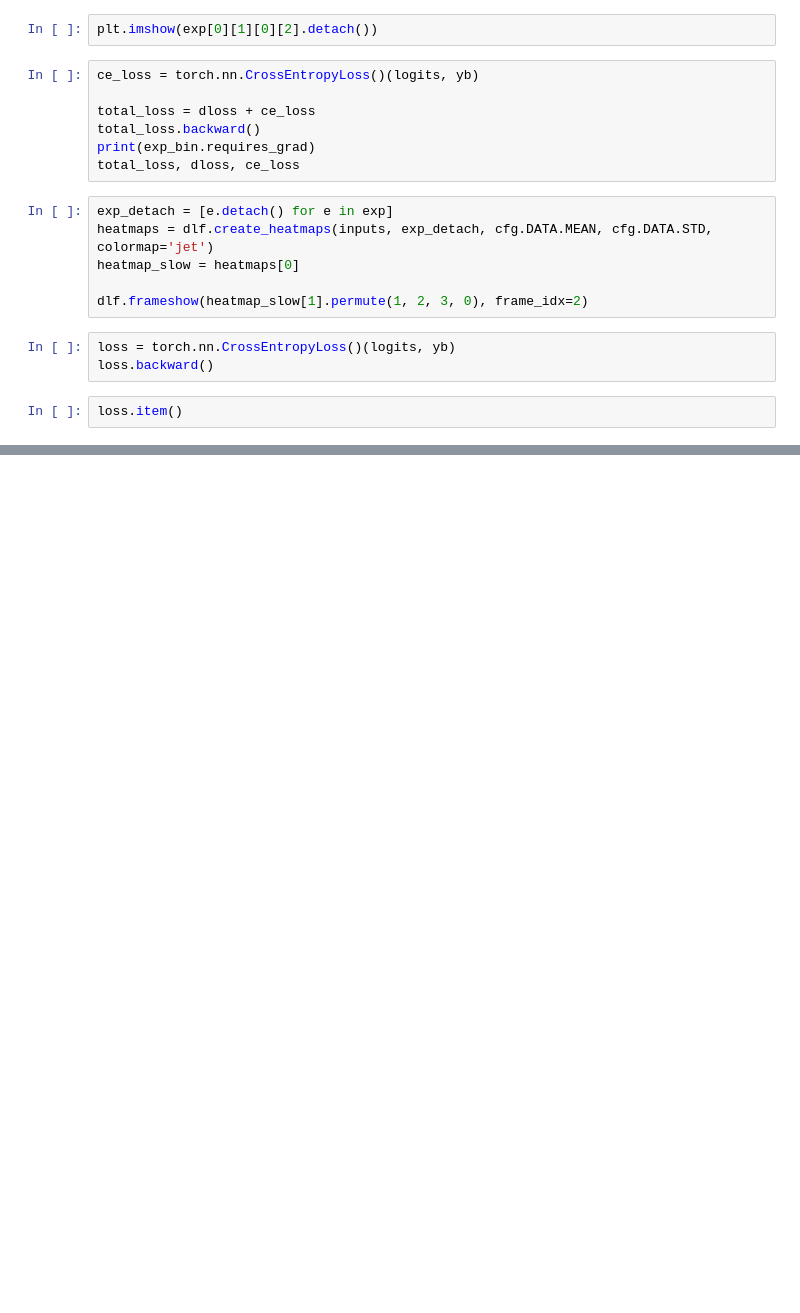
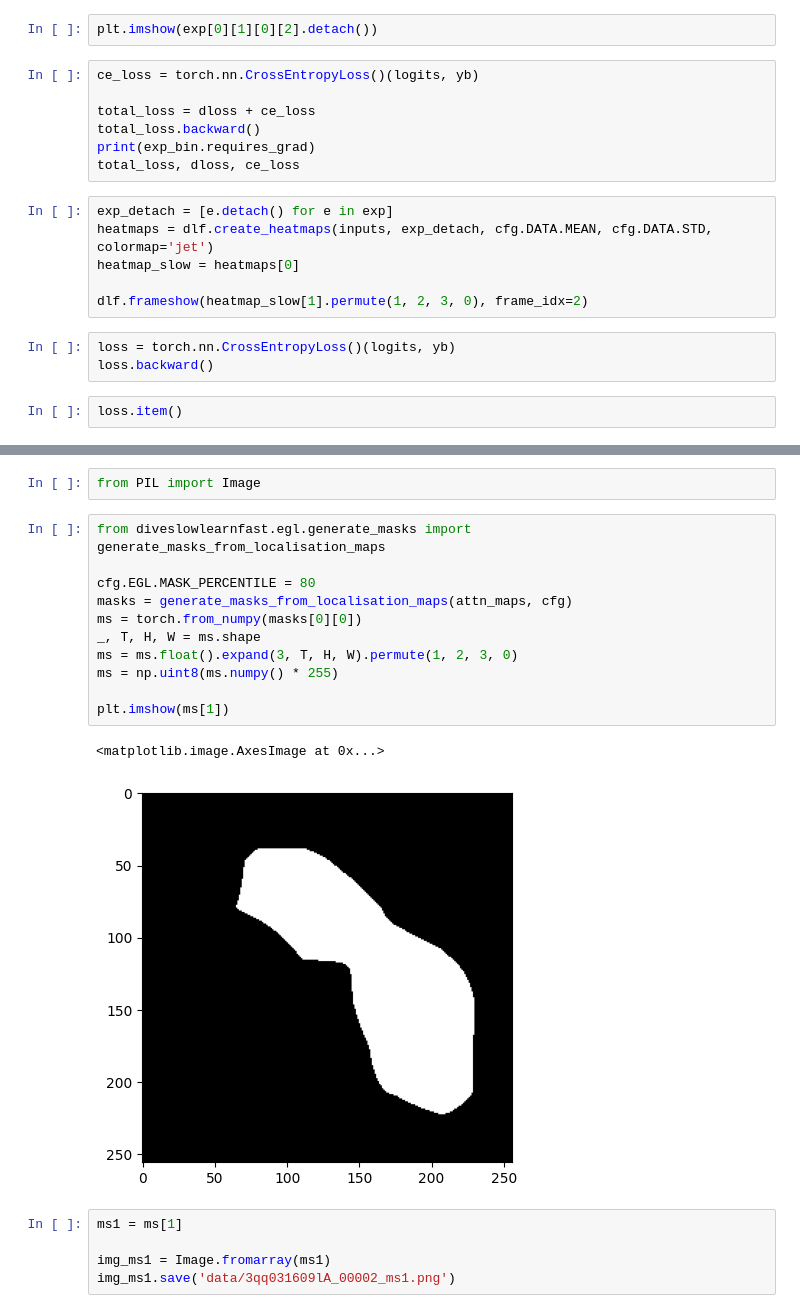
Before and after one commit to sirTomasson/diveslowlearnfast, a Jupyter notebook: notebooks/Dice Loss.ipynb, the cells around one changed output, grey strips where cells are left out. Cells and saved outputs as stored; diff of their text form; blank space fills up the shorter version.

```diff
--- a/notebooks/Dice Loss.ipynb
+++ b/notebooks/Dice Loss.ipynb
@@ -350,0 +410,21 @@ loss.item()
+# %%
+from PIL import Image
+# %%
+from diveslowlearnfast.egl.generate_masks import generate_masks_from_localisation_maps
+
+cfg.EGL.MASK_PERCENTILE = 80
+masks = generate_masks_from_localisation_maps(attn_maps, cfg)
+ms = torch.from_numpy(masks[0][0])
+_, T, H, W = ms.shape
+ms = ms.float().expand(3, T, H, W).permute(1, 2, 3, 0)
+ms = np.uint8(ms.numpy() * 255)
+
+plt.imshow(ms[1])
+# %% [output]
+<matplotlib.image.AxesImage at 0x...>
+[figure, added]
+# %%
+ms1 = ms[1]
+
+img_ms1 = Image.fromarray(ms1)
+img_ms1.save('data/3qq031609lA_00002_ms1.png')
```
Also changed, not shown: parts of 14 cells of this notebook.
